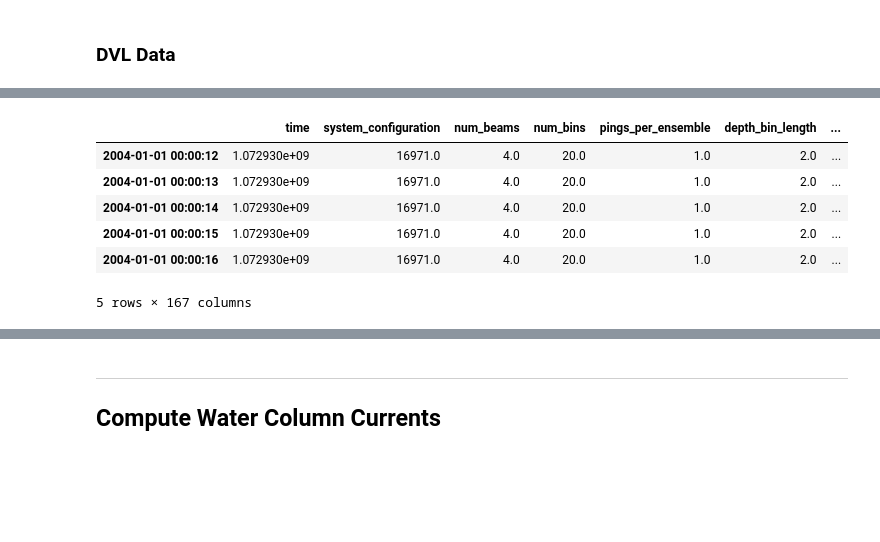
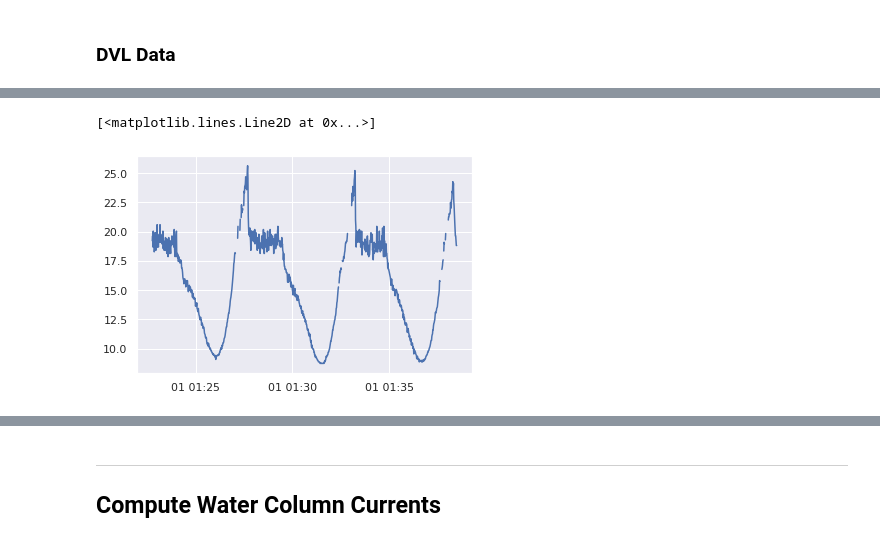
Before and after one commit to gidobot/dvl-nav, a Jupyter notebook: notebook/dvl-navigation-unit770.ipynb, the cells around one changed output, grey strips where cells are left out. Saved outputs shown, nothing was run; the diff lists cells and outputs as text; code cells hidden in the pictures; blank space fills up the shorter version.

```diff
--- a/notebook/dvl-navigation-unit770.ipynb
+++ b/notebook/dvl-navigation-unit770.ipynb
@@ -254,0 +250,5 @@ plt.plot(df_dbd.time)
+# %%
+
+start_dvl = dvl_raw_df_new.index.get_loc(ctd_start, method='nearest')
+end_dvl = dvl_raw_df_new.index.get_loc(ctd_end, method='nearest')
+print(start_dvl, end_dvl)
@@ -285,13 +290,10 @@ Error Count:  4
 # %%
 ts.df.head()
+plt.figure()
+plt.plot(ts.df.btm_beam2_range)
 # %% [output]
-|  | time | system_configuration | num_beams | num_bins | pings_per_ensemble | depth_bin_length | ... |
-| 2004-01-01 00:00:12 | 1.072930e+09 | 16971.0 | 4.0 | 20.0 | 1.0 | 2.0 | ... |
-| 2004-01-01 00:00:13 | 1.072930e+09 | 16971.0 | 4.0 | 20.0 | 1.0 | 2.0 | ... |
-| 2004-01-01 00:00:14 | 1.072930e+09 | 16971.0 | 4.0 | 20.0 | 1.0 | 2.0 | ... |
-| 2004-01-01 00:00:15 | 1.072930e+09 | 16971.0 | 4.0 | 20.0 | 1.0 | 2.0 | ... |
-| 2004-01-01 00:00:16 | 1.072930e+09 | 16971.0 | 4.0 | 20.0 | 1.0 | 2.0 | ... |
-5 rows × 167 columns
+[<matplotlib.lines.Line2D at 0x...>]
+[figure, added]
 # %%
 dvl_df.head()
 plt.figure()
```
Also changed, not shown: parts of 12 cells of this notebook.
